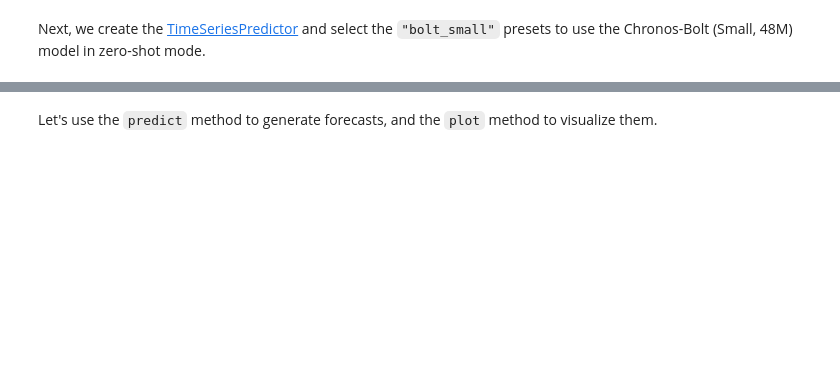
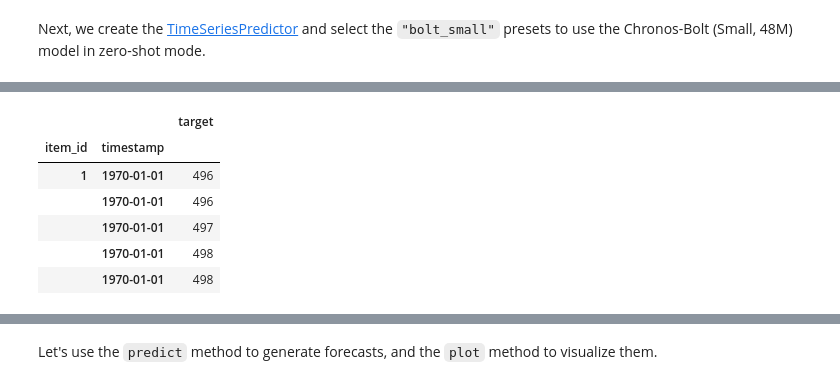
Before and after one commit to TAUforPython/ts-forecasting-ensemble, a Jupyter notebook: timeseries-chronos.ipynb, the cells around one changed output, grey strips where cells are left out. Drawn from its saved outputs; the diff is of its cells as text; code cells hidden in the pictures; blank space fills up the shorter version.

```diff
--- a/timeseries-chronos.ipynb
+++ b/timeseries-chronos.ipynb
@@ -82,3 +77,15 @@ data.head(10)
+# %%
+data = TimeSeriesDataFrame.from_data_frame(data)
+#data.convert_frequency("s")
+data.head()
+# %% [output]
+|  |  | target |
+| item_id | timestamp |  |
+| 1 | 1970-01-01 | 496 |
+|  | 1970-01-01 | 496 |
+|  | 1970-01-01 | 497 |
+|  | 1970-01-01 | 498 |
+|  | 1970-01-01 | 498 |
 # %%
 prediction_length = 53
 train_data, test_data = data.train_test_split(prediction_length)
```
Also changed, not shown: parts of 15 cells of this notebook.
